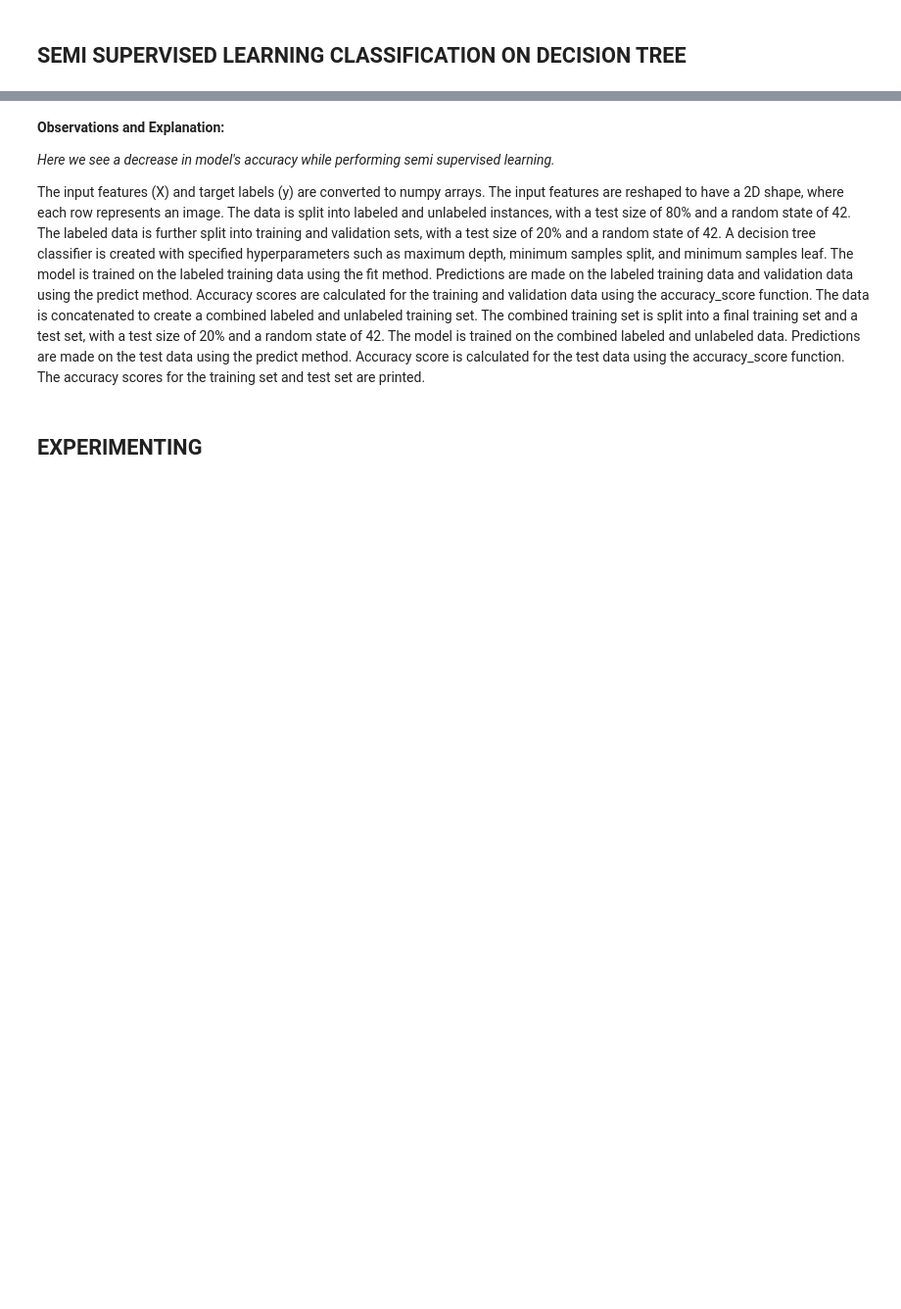
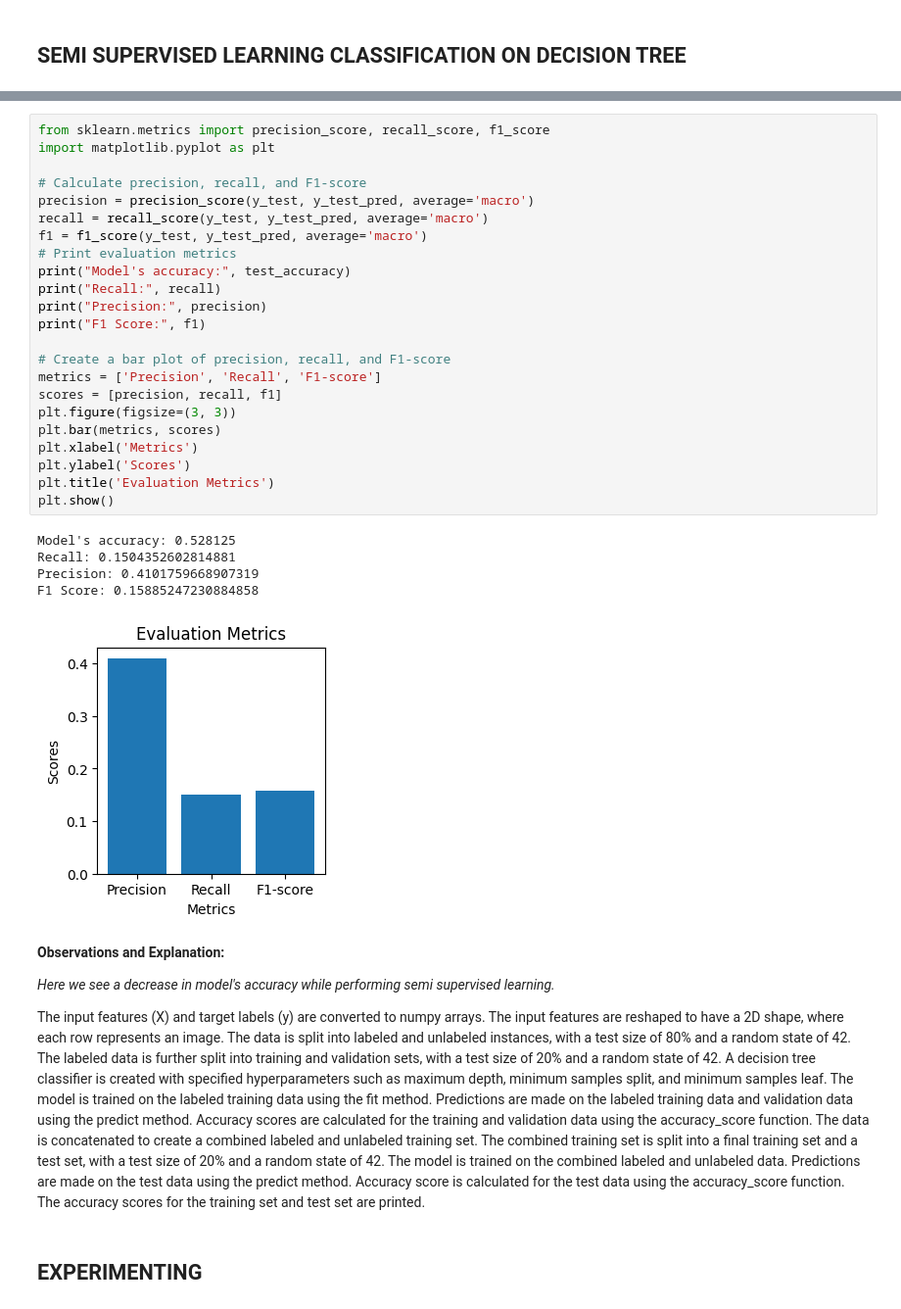
Before and after one commit to Markermav/AI_Project_G22, a Jupyter notebook: Supervised_SemiSupervised_Decision_Tree_cifar.ipynb, the cells around one changed output, grey strips where cells are left out. Shown: that part at 98% size. Drawn from its saved outputs; the diff is of its cells as text; blank space fills up the shorter version.

```diff
--- a/Supervised_SemiSupervised_Decision_Tree_cifar.ipynb
+++ b/Supervised_SemiSupervised_Decision_Tree_cifar.ipynb
@@ -312,3 +289,32 @@ Test set accuracy: 0.2275
+# %%
+from sklearn.metrics import precision_score, recall_score, f1_score
+import matplotlib.pyplot as plt
+
+# Calculate precision, recall, and F1-score
+precision = precision_score(y_test, y_test_pred, average='macro')
+recall = recall_score(y_test, y_test_pred, average='macro')
+f1 = f1_score(y_test, y_test_pred, average='macro')
+# Print evaluation metrics
+print("Model's accuracy:", test_accuracy)
+print("Recall:", recall)
+print("Precision:", precision)
+print("F1 Score:", f1)
+
+# Create a bar plot of precision, recall, and F1-score
+metrics = ['Precision', 'Recall', 'F1-score']
+scores = [precision, recall, f1]
+plt.figure(figsize=(3, 3))
+plt.bar(metrics, scores)
+plt.xlabel('Metrics')
+plt.ylabel('Scores')
+plt.title('Evaluation Metrics')
+plt.show()
+# %% [output]
+Model's accuracy: 0.528125
+Recall: 0.1504352602814881
+Precision: 0.4101759668907319
+F1 Score: 0.15885247230884858
+[figure, added]
 # %% [markdown]
 **Observations and Explanation:**
 
```
Also changed, not shown: parts of 13 cells of this notebook.
